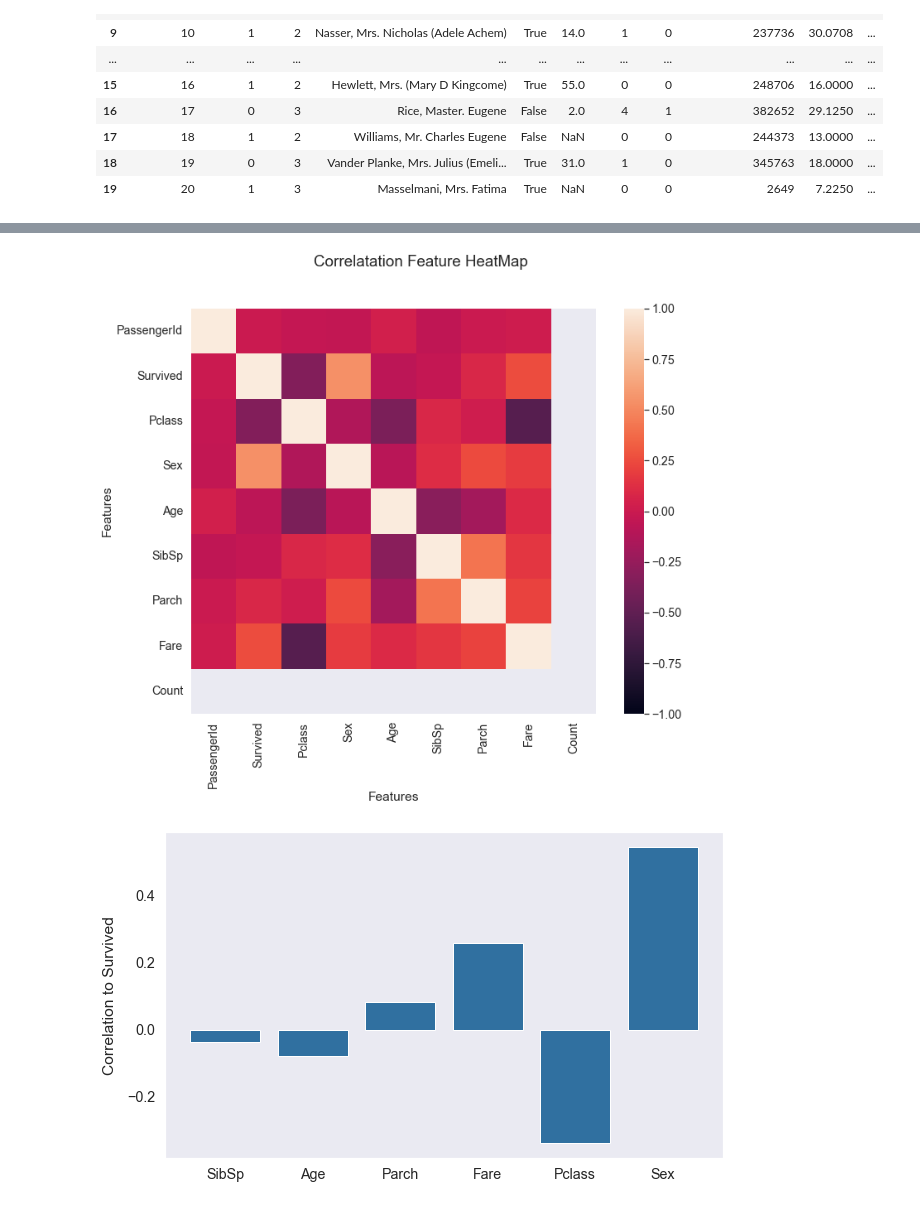
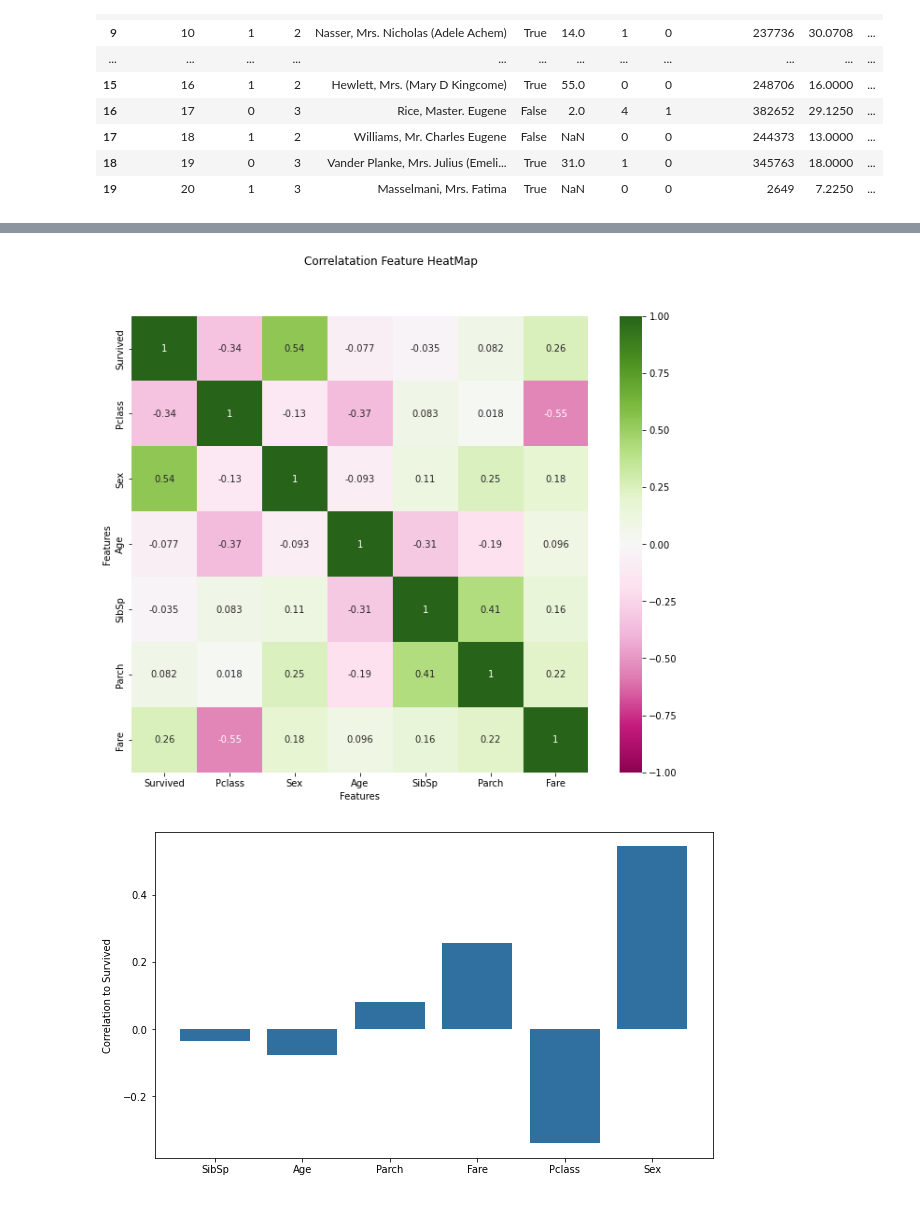
Before and after one commit to Yucheng-Zhu/Titanic_MachineLearningfromDisaster, a Jupyter notebook: Titanic (MLP).ipynb, the cells around one changed output, grey strips where cells are left out. Drawn from its saved outputs; the diff is of its cells as text; code cells hidden in the pictures.

```diff
--- a/Titanic (MLP).ipynb
+++ b/Titanic (MLP).ipynb
@@ -64,17 +64,24 @@ CountNaN( df_train )
 # %%
 #correlation matrix
-def PlotFeaturesCorrelation( df_train ):
+def PlotFeaturesCorrelation(
+        df_train, drops=None,
+        vmax=1, vmin=-1, cmap='PiYG'
+):
+    if drops == None: drops = []
     corr_mat = df_train.corr()
+    corr_mat = corr_mat.drop(drops)
+    corr_mat = corr_mat.drop(drops, axis=1)
+
     f, ax = plt.subplots(figsize=(12, 9))
 
-    sns.heatmap(corr_mat, vmax=1, vmin=-1, square=True)
+    sns.heatmap(corr_mat, vmax=vmax, vmin=vmin, cmap=cmap, square=True, annot=True)
 
-    plt.suptitle("Correlatation Feature HeatMap")
-    plt.xlabel("Features")
-    plt.ylabel("Features")
-PlotFeaturesCorrelation( df_train )
+    plt.suptitle('Correlatation Feature HeatMap')
+    plt.xlabel('Features')
+    plt.ylabel('Features')
+PlotFeaturesCorrelation( df_train, drops=['PassengerId','Count'] )
 # %% [output]
-[figure, old version]
+[figure, new version]
 # %%
 def PlotCorrelationToResult( df_train, y_name, drops=None, ascending=True ):
     if drops == None:
@@ -91,11 +98,11 @@ def PlotCorrelationToResult( df_train, y_name, drops=None, ascending=True ):
         correlations.values,
         zorder=2, color="#3070a0"
     )
-    ax.grid()
+#     ax.grid()
     ax.set_ylabel(f"Correlation to {y_name}", labelpad=10)
 PlotCorrelationToResult( df_train, 'Survived', drops=['PassengerId', 'Count'] )
 # %% [output]
-[figure, old version]
+[figure, new version]
 # %%
 def addlabels(x,y,y_max, y_pos):
     for i in range(len(x)):
```
Also changed, not shown: parts of 5 cells of this notebook.
